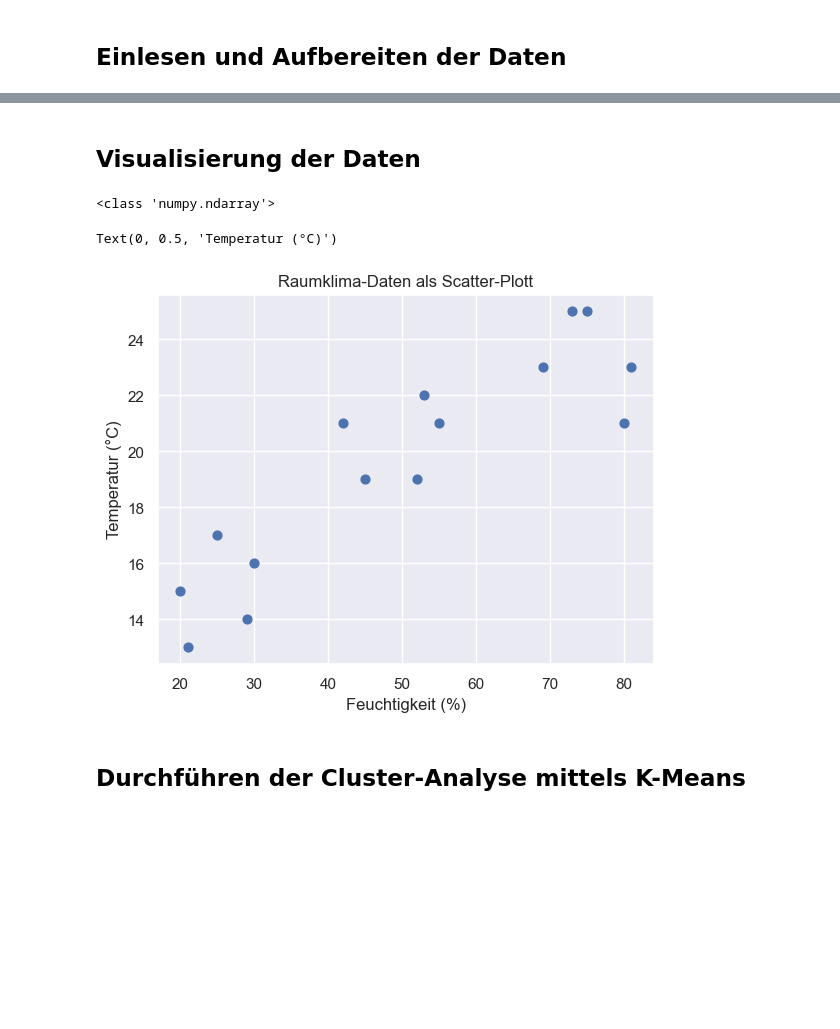
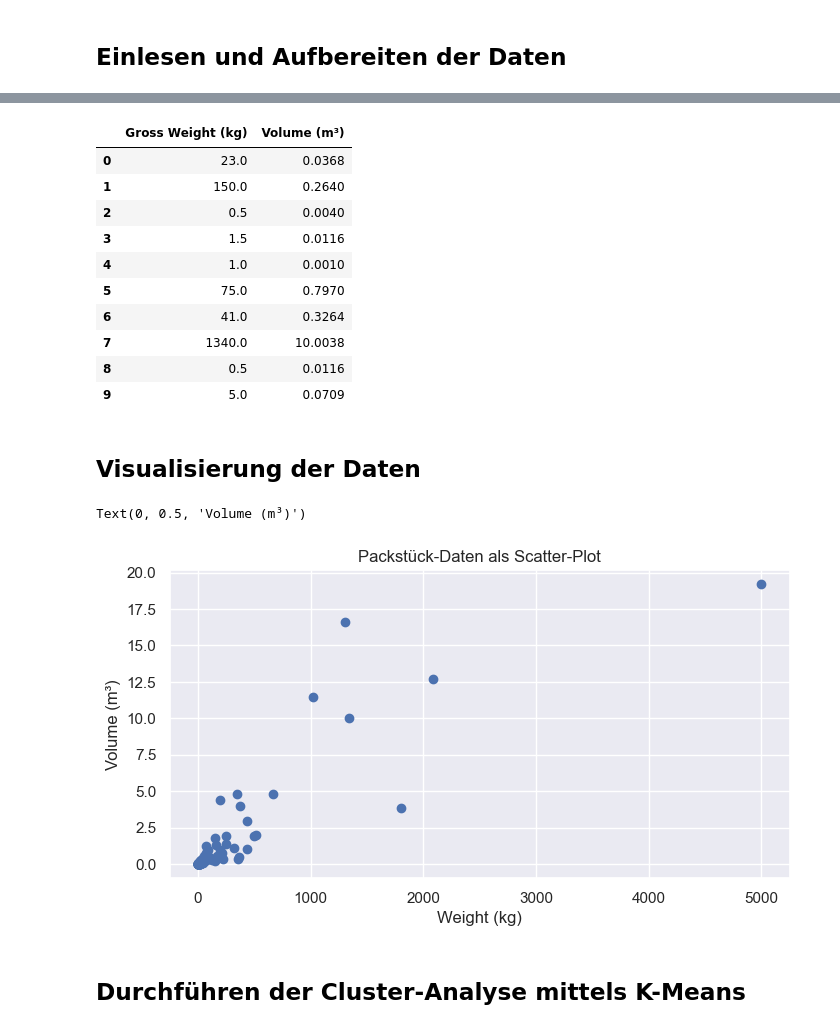
Before and after one commit to FrankCastlepancakes/ClusteringScikitLearn, a Jupyter notebook: notebook.ipynb, the cells around one changed output, grey strips where cells are left out. Saved outputs shown, nothing was run; the diff lists cells and outputs as text; code cells hidden in the pictures; blank space fills up the shorter version.

```diff
--- a/notebook.ipynb
+++ b/notebook.ipynb
@@ -24,0 +46,20 @@ FileNotFoundError: [Errno 2] No such file or directory: 'datasets/Packstücke.cs
+# %%
+packages_df[["Package No", "Shipment No"]] = packages_df[["Package No", "Shipment No"]].astype(str)
+
+# Drop not needed columnss
+relevant_data = packages_df.drop(["Package No", "Shipment No"], axis=1)
+
+
+# Replace ',' with '.' (us standard)
+relevant_data["Gross Weight (kg)"] = relevant_data.apply(lambda row: str(row["Gross Weight (kg)"]).replace(".", "").replace(",","."), axis=1)
+relevant_data["Width (cm)"] = relevant_data.apply(lambda row: str(row["Width (cm)"]).replace(",", "."), axis=1)
+
+
+# Convert to correct data type
+relevant_data[["Gross Weight (kg)", "Width (cm)"]] = relevant_data[["Gross Weight (kg)", "Width (cm)"]].astype(float)
+relevant_data[["Height (cm)", "Length (cm)"]] = relevant_data[["Height (cm)", "Length (cm)"]].astype(int)
+
+# Calculate volume of each row
+relevant_data["Volume (m³)"] = relevant_data.apply(lambda row: (row["Width (cm)"] * row["Height (cm)"] * row["Length (cm)"]) / 1000000, axis=1)
+relevant_data["Volume (m³)"] = round(relevant_data["Volume (m³)"],4)
+relevant_data.head(10)
@@ -25,16 +78,32 @@ FileNotFoundError: [Errno 2] No such file or directory: 'datasets/Packstücke.cs
+# %%
+# Save relevant Values Gross Weight and Volume
+X = relevant_data.iloc[:,[0,4]].copy()
+
+X.head(10)
+# %% [output]
+|  | Gross Weight (kg) | Volume (m³) |
+| 0 | 23.0 | 0.0368 |
+| 1 | 150.0 | 0.2640 |
+| 2 | 0.5 | 0.0040 |
+| 3 | 1.5 | 0.0116 |
+| 4 | 1.0 | 0.0010 |
+| 5 | 75.0 | 0.7970 |
+| 6 | 41.0 | 0.3264 |
+| 7 | 1340.0 | 10.0038 |
+| 8 | 0.5 | 0.0116 |
+| 9 | 5.0 | 0.0709 |
 # %% [markdown]
 ## Visualisierung der Daten
-# %%
-X = np.array(X) # Konvertierung der DataFrame X nach Array
-print(type(X))
-# Daten visualisieren
-plt.scatter(X[:,0], X[:,1], s=40);
-plt.title('Raumklima-Daten als Scatter-Plott')
-plt.xlabel('Feuchtigkeit (%)');plt.ylabel('Temperatur (°C)')
-# %% [output]
-<class 'numpy.ndarray'>
-Text(0, 0.5, 'Temperatur (°C)')
-[figure, removed]
+# %%
+# Plot data as scatter
+plt.figure(figsize=(8,4))
+plt.scatter(X["Gross Weight (kg)"].to_numpy(), X["Volume (m³)"].to_numpy())
+plt.title("Packstück-Daten als Scatter-Plot")
+plt.xlabel("Weight (kg)")
+plt.ylabel("Volume (m³)")
+# %% [output]
+Text(0, 0.5, 'Volume (m³)')
+[figure, added]
 # %% [markdown]
 ## Durchführen der Cluster-Analyse mittels K-Means
 # %%
```
Also changed, not shown: parts of 13 cells of this notebook.
